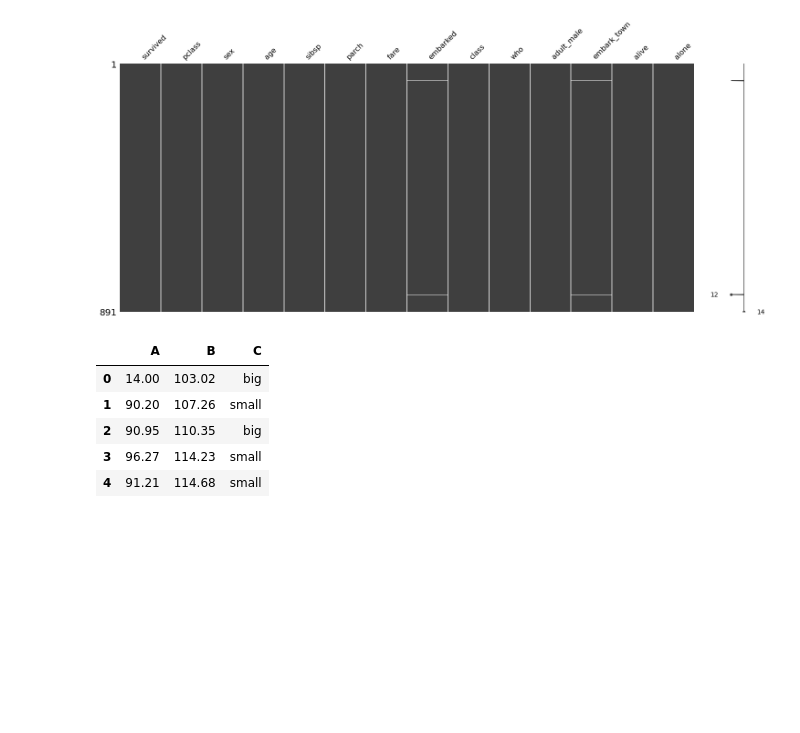
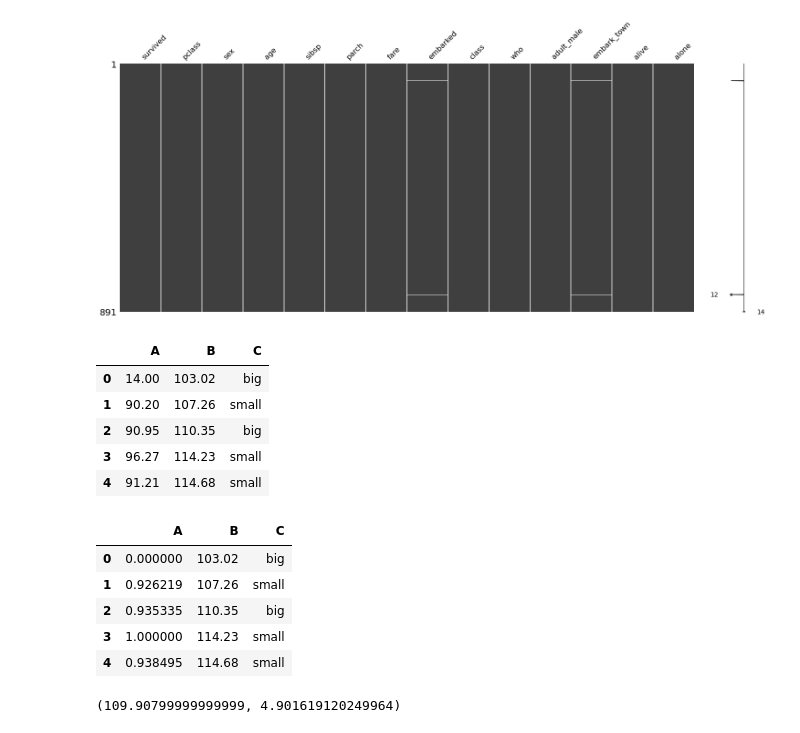
Before and after one commit to Supreme-YS/ML, a Jupyter notebook: pre_processing_ml[03].ipynb, the cells around one changed output. Drawn from its saved outputs; the diff is of its cells as text; code cells hidden in the pictures; blank space fills up the shorter version.

```diff
--- a/pre_processing_ml[03].ipynb
+++ b/pre_processing_ml[03].ipynb
@@ -254,3 +256,20 @@ df
 | 2 | 90.95 | 110.35 | big |
 | 3 | 96.27 | 114.23 | small |
 | 4 | 91.21 | 114.68 | small |
+# %%
+# 정규화
+df['A'] = ( df['A'] - df['A'].min() ) / (df['A'].max() - df['A'].min() )
+# %%
+df
+# %% [output]
+|  | A | B | C |
+| 0 | 0.000000 | 103.02 | big |
+| 1 | 0.926219 | 107.26 | small |
+| 2 | 0.935335 | 110.35 | big |
+| 3 | 1.000000 | 114.23 | small |
+| 4 | 0.938495 | 114.68 | small |
+# %%
+# 표준화
+df['B'].mean() , df['B'].std()
+# %% [output]
+(109.90799999999999, 4.901619120249964)
```
Also changed, not shown: parts of 13 cells of this notebook.
